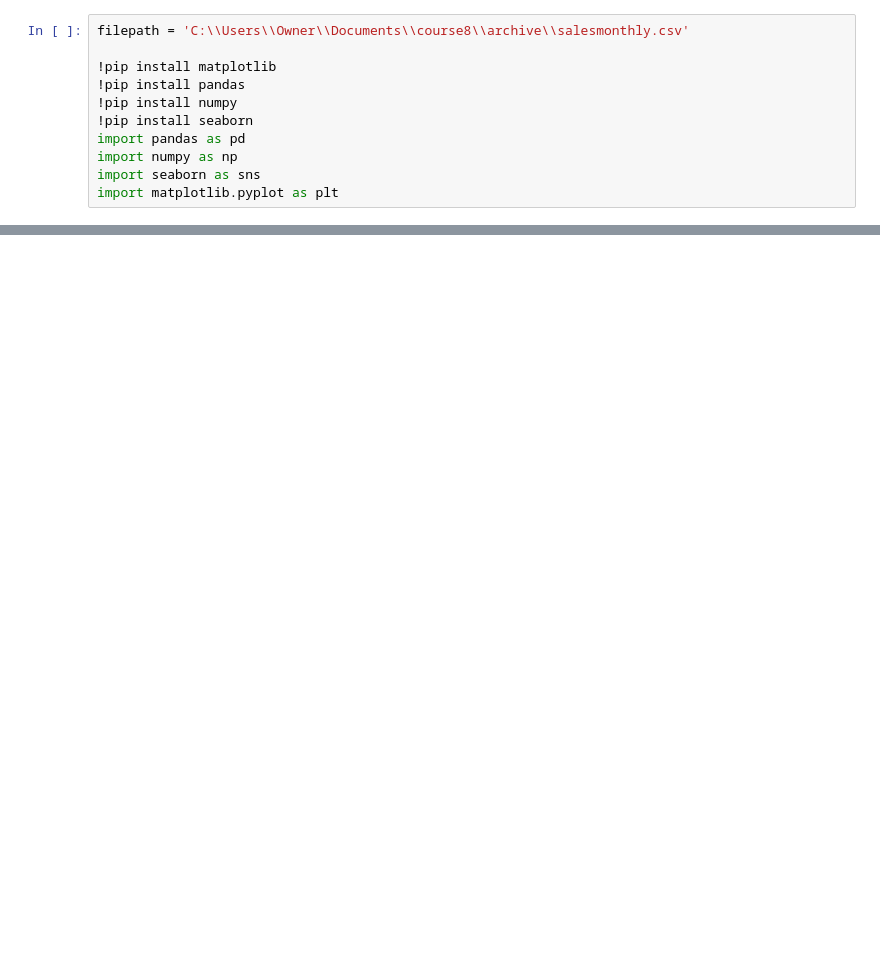
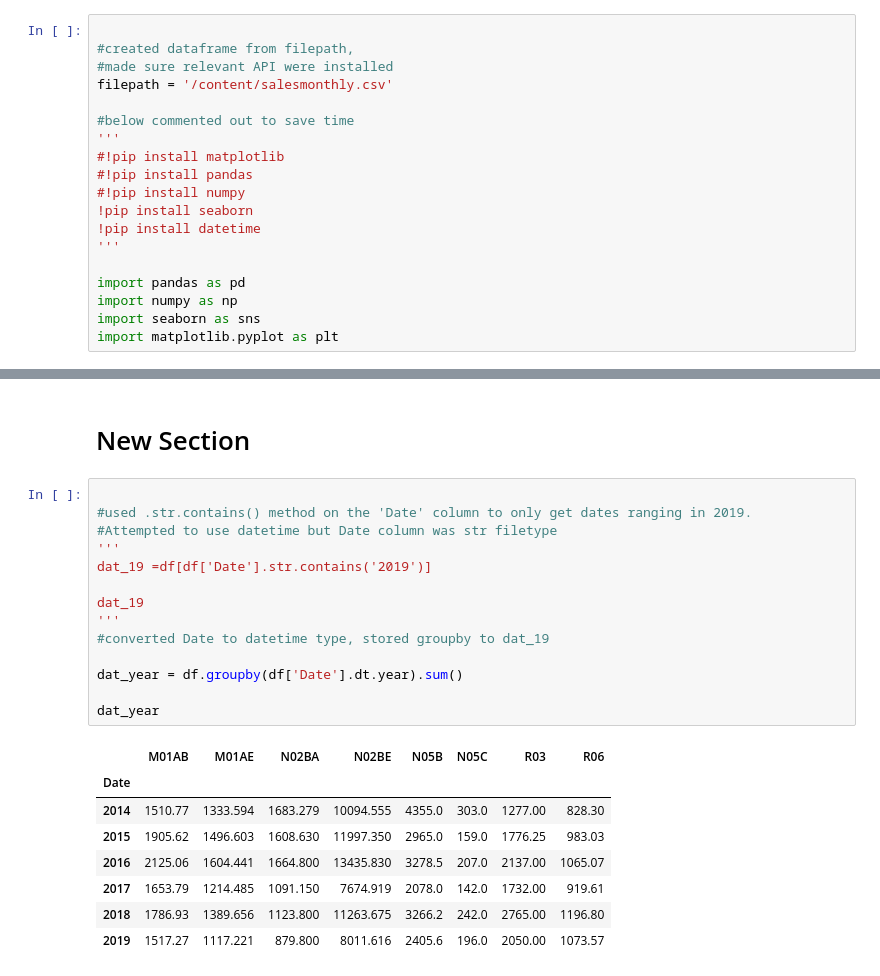
Before and after one commit to Jwelli/COGNOS_PROJECT, a Jupyter notebook: histo_collab.ipynb, the cells around one changed output, grey strips where cells are left out. Saved outputs shown, nothing was run; the diff lists cells and outputs as text; blank space fills up the shorter version.

```diff
--- a/histo_collab.ipynb
+++ b/histo_collab.ipynb
@@ -1,10 +20,18 @@
 # %%
-filepath = 'C:\\Users\\Owner\\Documents\\course8\\archive\\salesmonthly.csv'
 
-!pip install matplotlib
-!pip install pandas
-!pip install numpy
+#created dataframe from filepath,
+#made sure relevant API were installed
+filepath = '/content/salesmonthly.csv'
+
+#below commented out to save time
+'''
+#!pip install matplotlib
+#!pip install pandas
+#!pip install numpy
 !pip install seaborn
+!pip install datetime
+'''
+
 import pandas as pd
 import numpy as np
 import seaborn as sns
@@ -61,0 +87,25 @@ data.rename(columns={'datum': 'Date'}, inplace=True)
+# %% [markdown]
+# New Section
+# %%
+
+#used .str.contains() method on the 'Date' column to only get dates ranging in 2019.
+#Attempted to use datetime but Date column was str filetype
+'''
+dat_19 =df[df['Date'].str.contains('2019')]
+
+dat_19
+'''
+#converted Date to datetime type, stored groupby to dat_19
+
+dat_year = df.groupby(df['Date'].dt.year).sum()
+
+dat_year
+# %% [output]
+|  | M01AB | M01AE | N02BA | N02BE | N05B | N05C | R03 | R06 |
+| Date |  |  |  |  |  |  |  |  |
+| 2014 | 1510.77 | 1333.594 | 1683.279 | 10094.555 | 4355.0 | 303.0 | 1277.00 | 828.30 |
+| 2015 | 1905.62 | 1496.603 | 1608.630 | 11997.350 | 2965.0 | 159.0 | 1776.25 | 983.03 |
+| 2016 | 2125.06 | 1604.441 | 1664.800 | 13435.830 | 3278.5 | 207.0 | 2137.00 | 1065.07 |
+| 2017 | 1653.79 | 1214.485 | 1091.150 | 7674.919 | 2078.0 | 142.0 | 1732.00 | 919.61 |
+| 2018 | 1786.93 | 1389.656 | 1123.800 | 11263.675 | 3266.2 | 242.0 | 2765.00 | 1196.80 |
+| 2019 | 1517.27 | 1117.221 | 879.800 | 8011.616 | 2405.6 | 196.0 | 2050.00 | 1073.57 |
```
Also changed, not shown: parts of 11 cells of this notebook.
